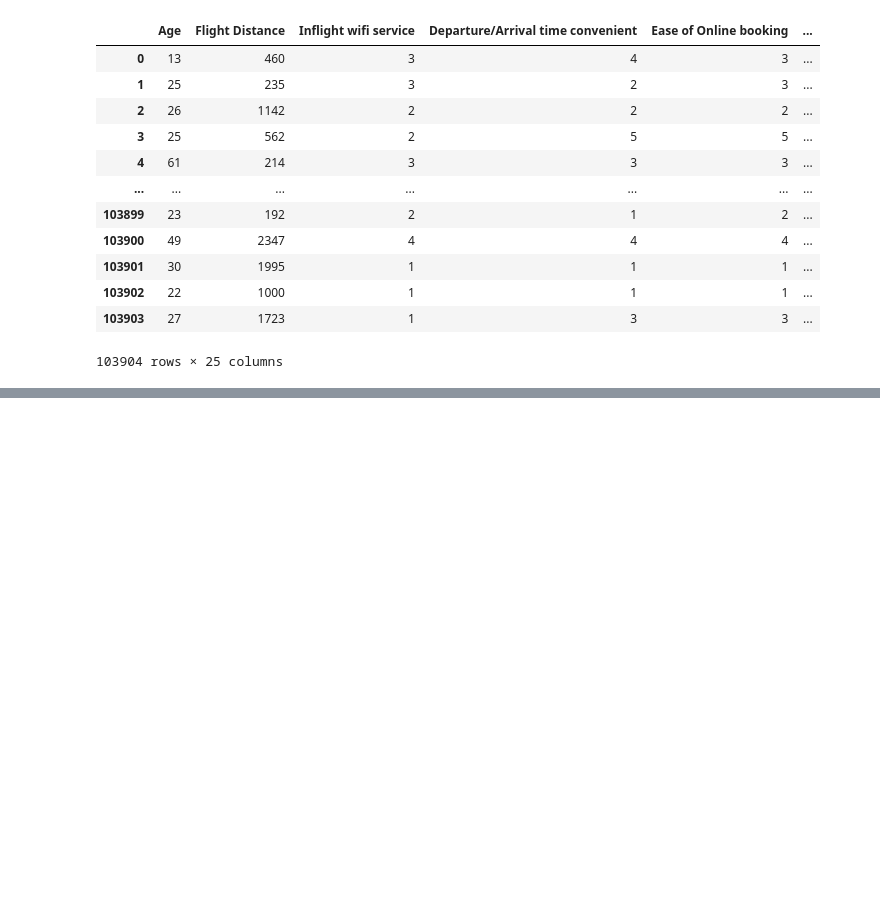
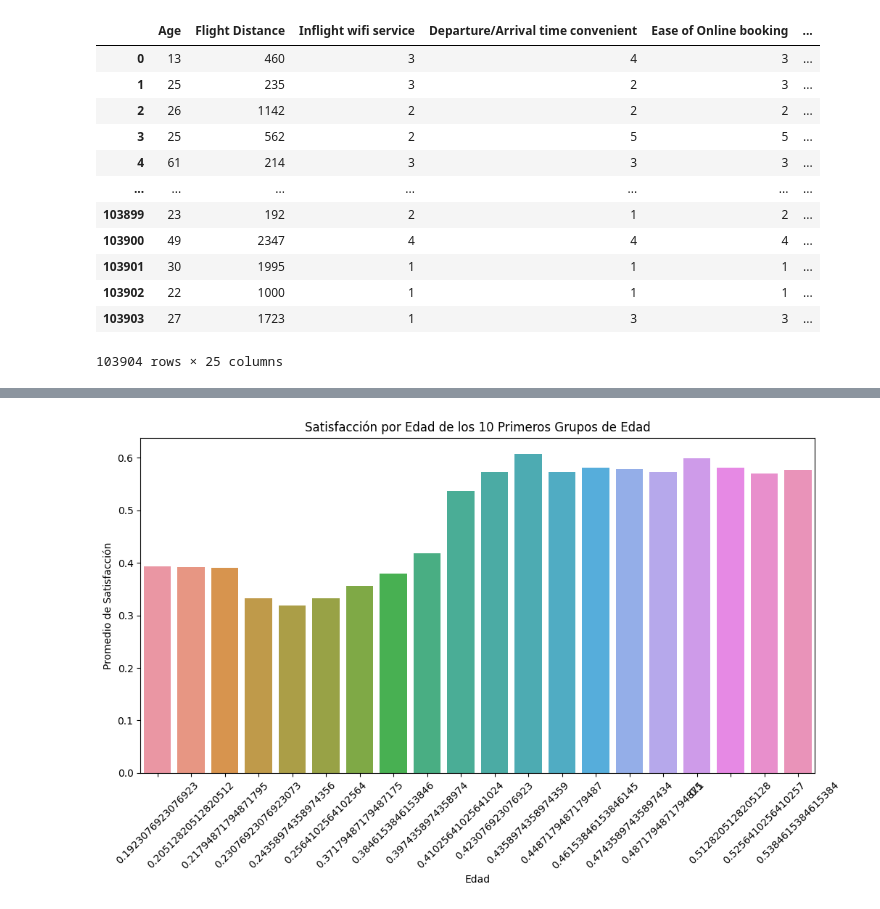
Before and after one commit to migue29/F5-Airlines, a Jupyter notebook: notebooks/Eda.ipynb, the cells around one changed output, grey strips where cells are left out. Cells and saved outputs as stored; diff of their text form; code cells hidden in the pictures; blank space fills up the shorter version.

```diff
--- a/notebooks/Eda.ipynb
+++ b/notebooks/Eda.ipynb
@@ -265,0 +284,20 @@ plt.show()
+# %%
+# Ordenar las edades de forma descendente y seleccionar las 10 primeras
+top_10_ages = df['Age'].value_counts().head(20).index.tolist()
+
+# Filtrar el DataFrame para incluir solo las 10 primeras edades
+df_top_10_ages = df[df['Age'].isin(top_10_ages)]
+
+# Calcular el promedio de satisfacción para las 10 primeras edades
+age_satisfaction = df_top_10_ages.groupby('Age')['Satisfied'].mean().reset_index()
+
+# Crear el gráfico de barras
+plt.figure(figsize=(12, 6))
+sns.barplot(x='Age', y='Satisfied', data=age_satisfaction)
+plt.title('Satisfacción por Edad de los 10 Primeros Grupos de Edad')
+plt.xlabel('Edad')
+plt.ylabel('Promedio de Satisfacción')
+plt.xticks(rotation=45)
+plt.show()
+# %% [output]
+[figure, added]
```
Also changed, not shown: parts of 7 cells of this notebook.
